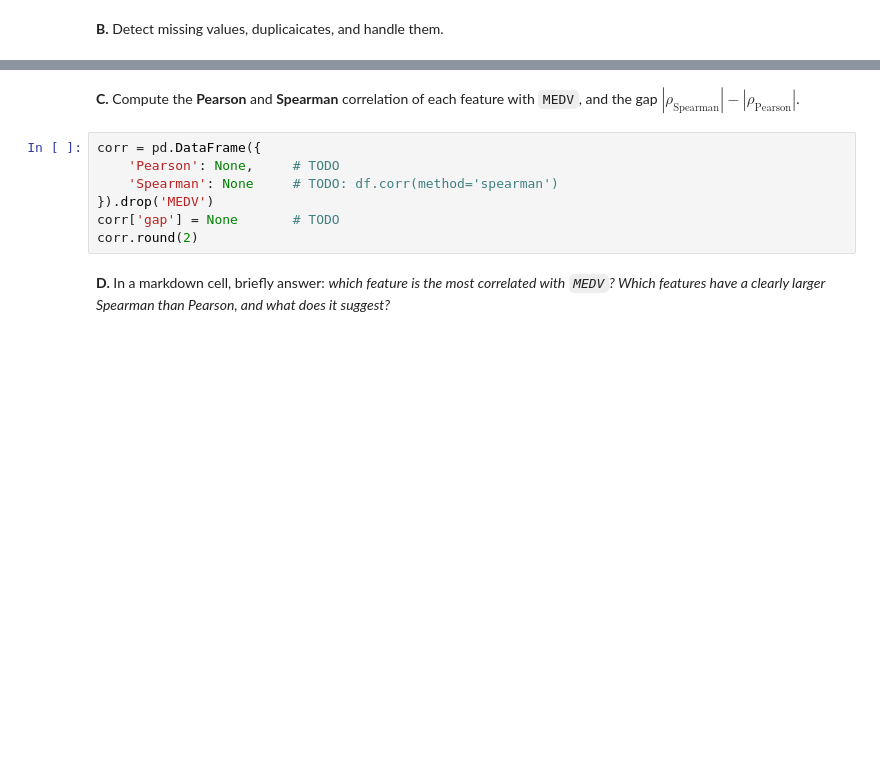
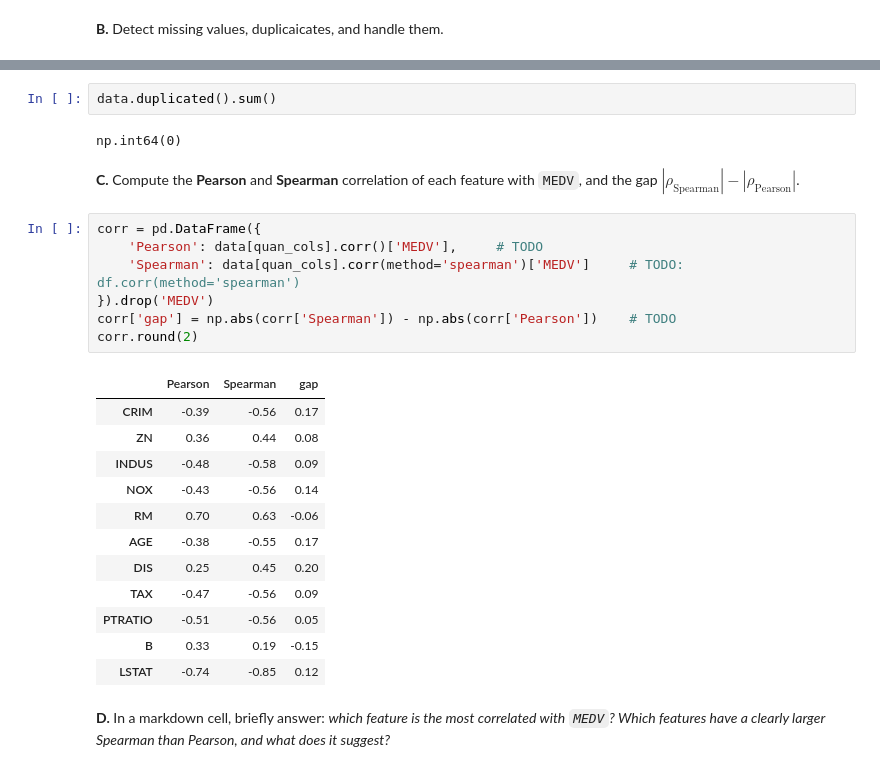
Before and after one commit to hassothea/AUPP_Data_Analysis_II, a Jupyter notebook: Labs/Lab6/lab6-glm.ipynb, the cells around one changed output, grey strips where cells are left out. Cells and saved outputs as stored; diff of their text form; blank space fills up the shorter version.

```diff
--- a/Labs/Lab6/lab6-glm.ipynb
+++ b/Labs/Lab6/lab6-glm.ipynb
@@ -65,12 +142,29 @@ data.head()
+# %%
+data.duplicated().sum()
+# %% [output]
+np.int64(0)
 # %% [markdown]
 **C.** Compute the **Pearson** and **Spearman** correlation of each feature with `MEDV`, and the gap $|\rho_{\text{Spearman}}|-|\rho_{\text{Pearson}}|$.
 # %%
 corr = pd.DataFrame({
-    'Pearson': None,     # TODO
-    'Spearman': None     # TODO: df.corr(method='spearman')
+    'Pearson': data[quan_cols].corr()['MEDV'],     # TODO
+    'Spearman': data[quan_cols].corr(method='spearman')['MEDV']     # TODO: df.corr(method='spearman')
 }).drop('MEDV')
-corr['gap'] = None       # TODO
+corr['gap'] = np.abs(corr['Spearman']) - np.abs(corr['Pearson'])    # TODO
 corr.round(2)
+# %% [output]
+|  | Pearson | Spearman | gap |
+| CRIM | -0.39 | -0.56 | 0.17 |
+| ZN | 0.36 | 0.44 | 0.08 |
+| INDUS | -0.48 | -0.58 | 0.09 |
+| NOX | -0.43 | -0.56 | 0.14 |
+| RM | 0.70 | 0.63 | -0.06 |
+| AGE | -0.38 | -0.55 | 0.17 |
+| DIS | 0.25 | 0.45 | 0.20 |
+| TAX | -0.47 | -0.56 | 0.09 |
+| PTRATIO | -0.51 | -0.56 | 0.05 |
+| B | 0.33 | 0.19 | -0.15 |
+| LSTAT | -0.74 | -0.85 | 0.12 |
 # %% [markdown]
 **D.** In a markdown cell, briefly answer: *which feature is the most correlated with `MEDV`? Which features have a clearly larger Spearman than Pearson, and what does it suggest?*
 # %% [markdown]
```
Also changed, not shown: parts of 11 cells of this notebook, 4 other files.
